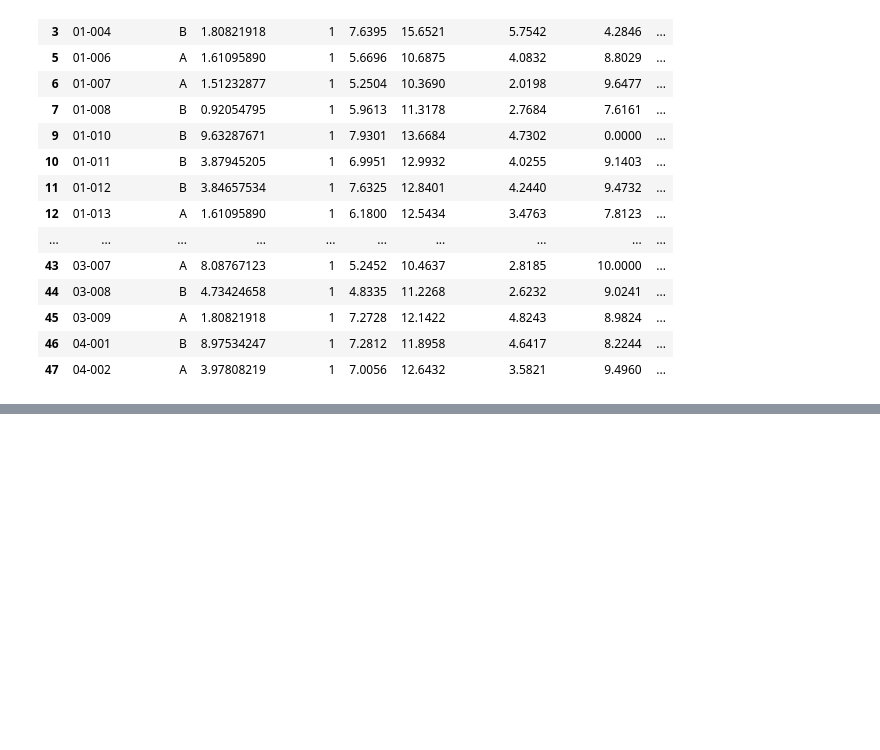
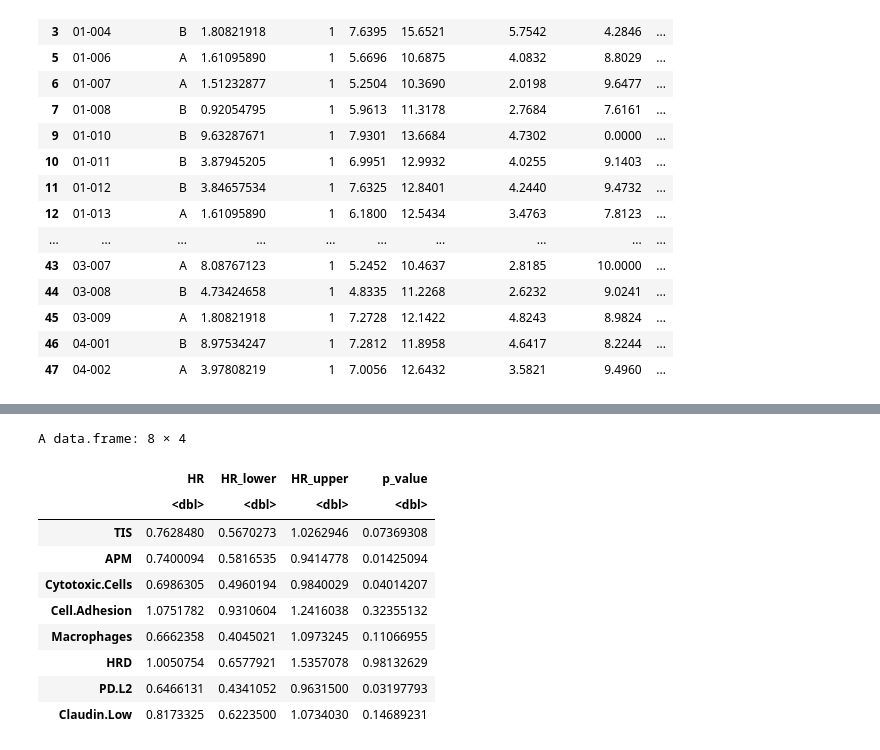
Before and after one commit to zhxiaokang/ALICE, a Jupyter notebook: analysis.ipynb, the cells around one changed output, grey strips where cells are left out. Cells and saved outputs as stored; diff of their text form; code cells hidden in the pictures; blank space fills up the shorter version.

```diff
--- a/analysis.ipynb
+++ b/analysis.ipynb
@@ -65,0 +92,16 @@ A data.frame: 44 × 12
+# %%
+# Check whether Cox regression analyses have met the assumption of proportional hazards
+ph_assumptions <- vector("list", length(cols_exp))
+for (i in seq_along(cols_exp)) {
+    gene <- cols_exp[i]
+    cox_formula <- as.formula(sprintf("Surv(time.pfs, event.pfs) ~ %s + strata(treatment)", gene))
+    model <- coxph(cox_formula, data = df)
+    ph_test <- cox.zph(model)
+    ph_assumptions[[i]] <- data.frame(
+        gene = gene,
+        p_value = ph_test$table[1, "p"],
+        stringsAsFactors = FALSE
+    )
+}
+ph_assumptions <- bind_rows(ph_assumptions)
+ph_assumptions
@@ -65,0 +120,31 @@ A data.frame: 44 × 12
+# %%
+# Run Cox regression on each gene expression with PFS without stratifying the treatment
+cox_gene_results <- vector("list", length(cols_exp))
+for (i in seq_along(cols_exp)) {
+    gene <- cols_exp[i]
+    cox_formula <- as.formula(sprintf("Surv(time.pfs, event.pfs) ~ %s + strata(treatment)", gene))
+    model <- coxph(cox_formula, data = df)
+    beta <- coef(model)[1]
+    se <- sqrt(vcov(model)[1, 1])
+    cox_gene_results[[i]] <- data.frame(
+        HR = exp(beta),
+        HR_lower = exp(beta - 1.96 * se),
+        HR_upper = exp(beta + 1.96 * se),
+        p_value = summary(model)$coefficients[1, "Pr(>|z|)"],
+        stringsAsFactors = FALSE
+    )
+}
+cox_gene_results <- bind_rows(cox_gene_results)
+cox_gene_results
+# %% [output]
+A data.frame: 8 × 4
+|  | HR | HR_lower | HR_upper | p_value |
+|  | <dbl> | <dbl> | <dbl> | <dbl> |
+| TIS | 0.7628480 | 0.5670273 | 1.0262946 | 0.07369308 |
+| APM | 0.7400094 | 0.5816535 | 0.9414778 | 0.01425094 |
+| Cytotoxic.Cells | 0.6986305 | 0.4960194 | 0.9840029 | 0.04014207 |
+| Cell.Adhesion | 1.0751782 | 0.9310604 | 1.2416038 | 0.32355132 |
+| Macrophages | 0.6662358 | 0.4045021 | 1.0973245 | 0.11066955 |
+| HRD | 1.0050754 | 0.6577921 | 1.5357078 | 0.98132629 |
+| PD.L2 | 0.6466131 | 0.4341052 | 0.9631500 | 0.03197793 |
+| Claudin.Low | 0.8173325 | 0.6223500 | 1.0734030 | 0.14689231 |
```
Also changed, not shown: parts of 5 cells of this notebook.
